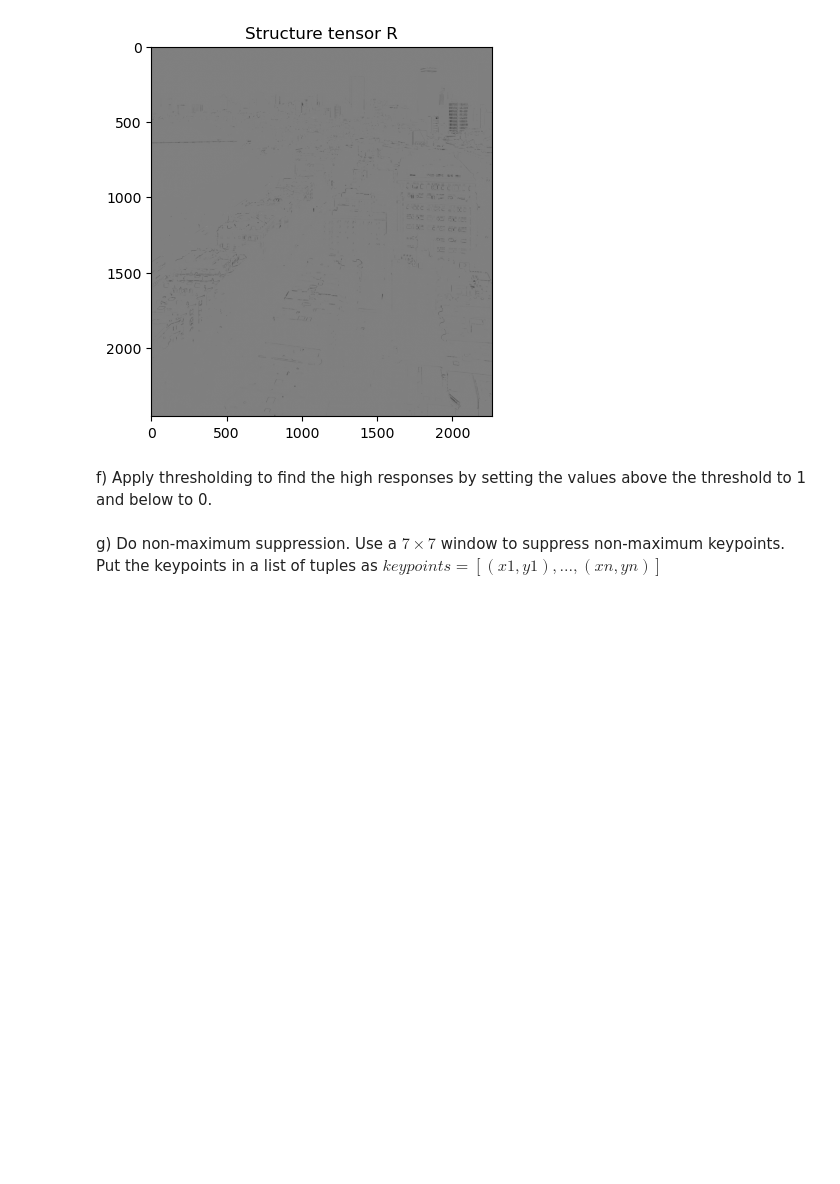
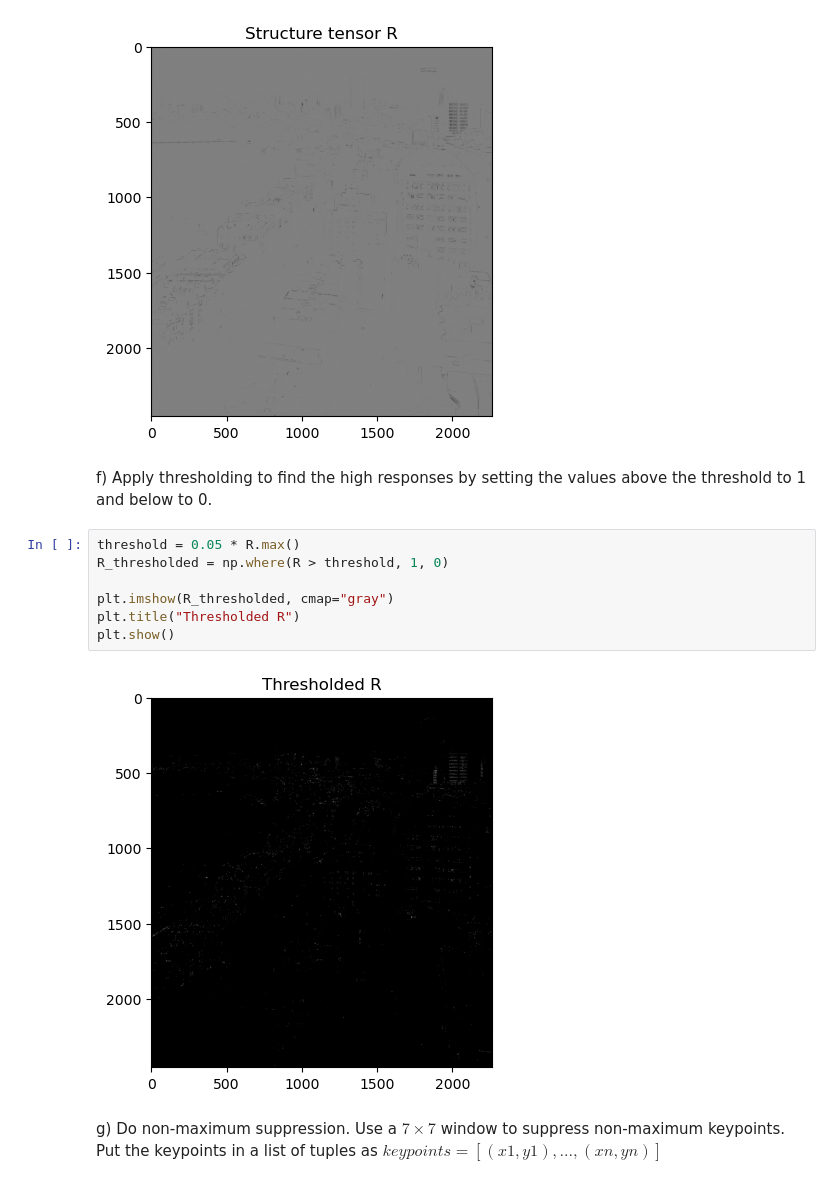
Before and after one commit to Magma4/see-no-evil, a Jupyter notebook: keypointdetandSIFT.ipynb, the cells around one changed output. Drawn from its saved outputs; the diff is of its cells as text; blank space fills up the shorter version.

```diff
--- a/keypointdetandSIFT.ipynb
+++ b/keypointdetandSIFT.ipynb
@@ -143,5 +143,14 @@ plt.show()
 [figure]
 # %% [markdown]
 f) Apply thresholding to find the high responses by setting the values above the threshold to 1 and below to 0.
+# %%
+threshold = 0.05 * R.max()
+R_thresholded = np.where(R > threshold, 1, 0)
+
+plt.imshow(R_thresholded, cmap="gray")
+plt.title("Thresholded R")
+plt.show()
+# %% [output]
+[figure, added]
 # %% [markdown]
 g) Do non-maximum suppression. Use a $7\times 7$ window to suppress non-maximum keypoints. Put the keypoints in a list of tuples as $keypoints = [(x1, y1), ..., (xn,yn)]$
```
Also changed, not shown: parts of 5 cells of this notebook.
